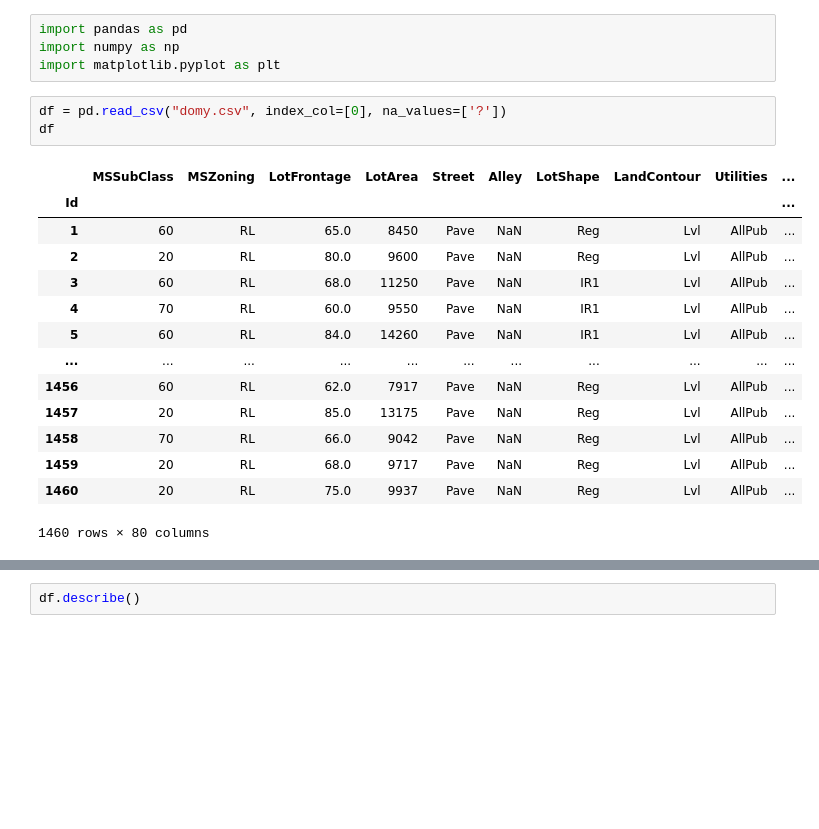
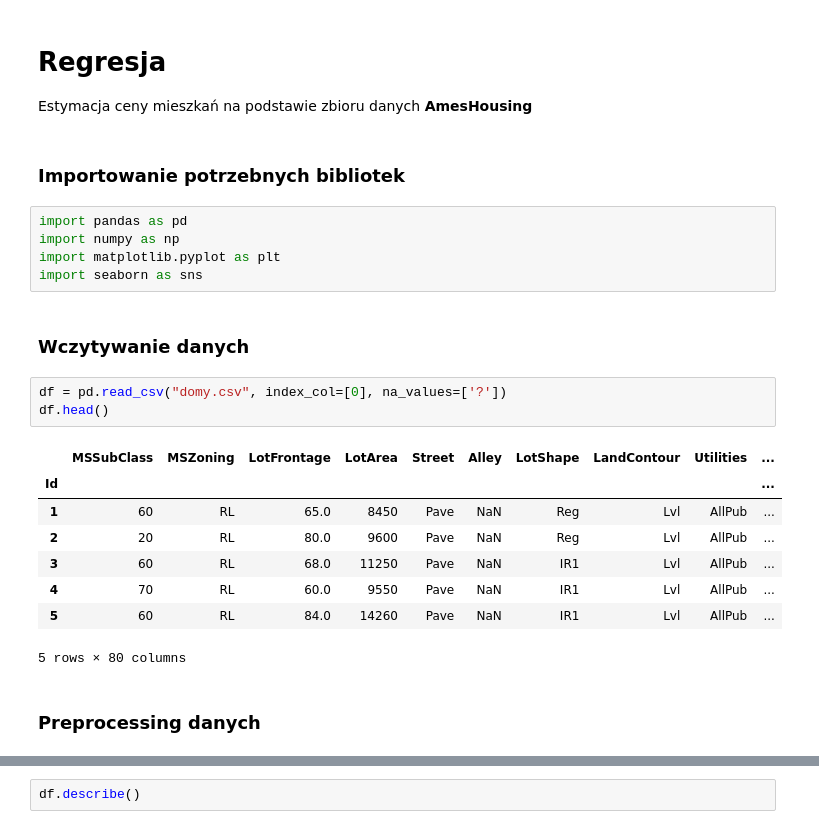
Before and after one commit to R4ken/Machine-Learning-Analysis, a Jupyter notebook: regression/solution.ipynb, the cells around one changed output, grey strips where cells are left out. Saved outputs shown, nothing was run; the diff lists cells and outputs as text; blank space fills up the shorter version.

```diff
--- a/regression/solution.ipynb
+++ b/regression/solution.ipynb
@@ -1,25 +1,29 @@
+# %% [markdown]
+# Regresja
+Estymacja ceny mieszkań na podstawie zbioru danych **AmesHousing**
+# %% [markdown]
+### Importowanie potrzebnych bibliotek
 # %%
 import pandas as pd
 import numpy as np
 import matplotlib.pyplot as plt
+import seaborn as sns
+# %% [markdown]
+### Wczytywanie danych
 # %%
 df = pd.read_csv("domy.csv", index_col=[0], na_values=['?'])
-df
+df.head()
 # %% [output]
 |  | MSSubClass | MSZoning | LotFrontage | LotArea | Street | Alley | LotShape | LandContour | Utilities | ... |
 | Id |  |  |  |  |  |  |  |  |  | ... |
 | 1 | 60 | RL | 65.0 | 8450 | Pave | NaN | Reg | Lvl | AllPub | ... |
 | 2 | 20 | RL | 80.0 | 9600 | Pave | NaN | Reg | Lvl | AllPub | ... |
 | 3 | 60 | RL | 68.0 | 11250 | Pave | NaN | IR1 | Lvl | AllPub | ... |
 | 4 | 70 | RL | 60.0 | 9550 | Pave | NaN | IR1 | Lvl | AllPub | ... |
 | 5 | 60 | RL | 84.0 | 14260 | Pave | NaN | IR1 | Lvl | AllPub | ... |
-| ... | ... | ... | ... | ... | ... | ... | ... | ... | ... | ... |
-| 1456 | 60 | RL | 62.0 | 7917 | Pave | NaN | Reg | Lvl | AllPub | ... |
-| 1457 | 20 | RL | 85.0 | 13175 | Pave | NaN | Reg | Lvl | AllPub | ... |
-| 1458 | 70 | RL | 66.0 | 9042 | Pave | NaN | Reg | Lvl | AllPub | ... |
-| 1459 | 20 | RL | 68.0 | 9717 | Pave | NaN | Reg | Lvl | AllPub | ... |
-| 1460 | 20 | RL | 75.0 | 9937 | Pave | NaN | Reg | Lvl | AllPub | ... |
-1460 rows × 80 columns
+5 rows × 80 columns
+# %% [markdown]
+### Preprocessing danych
 # %%
 missing_values = df.isna().sum()
 missing_values[missing_values > 0]
```
Also changed, not shown: parts of 6 cells of this notebook.
